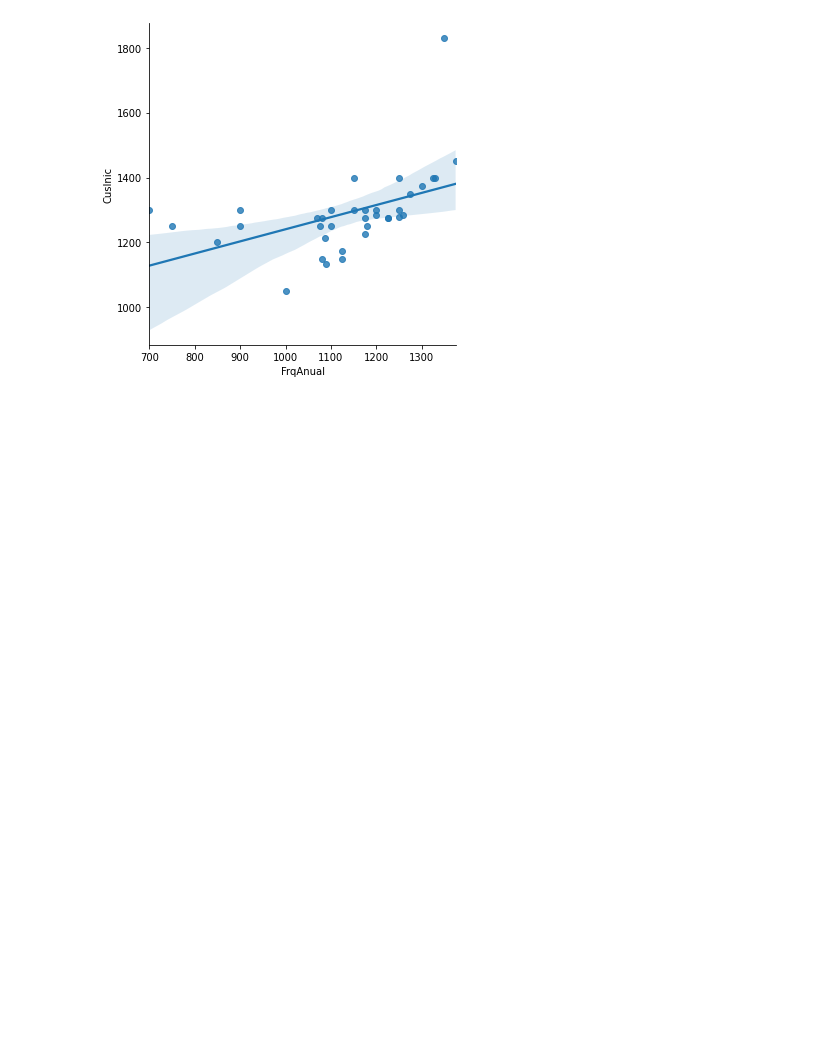
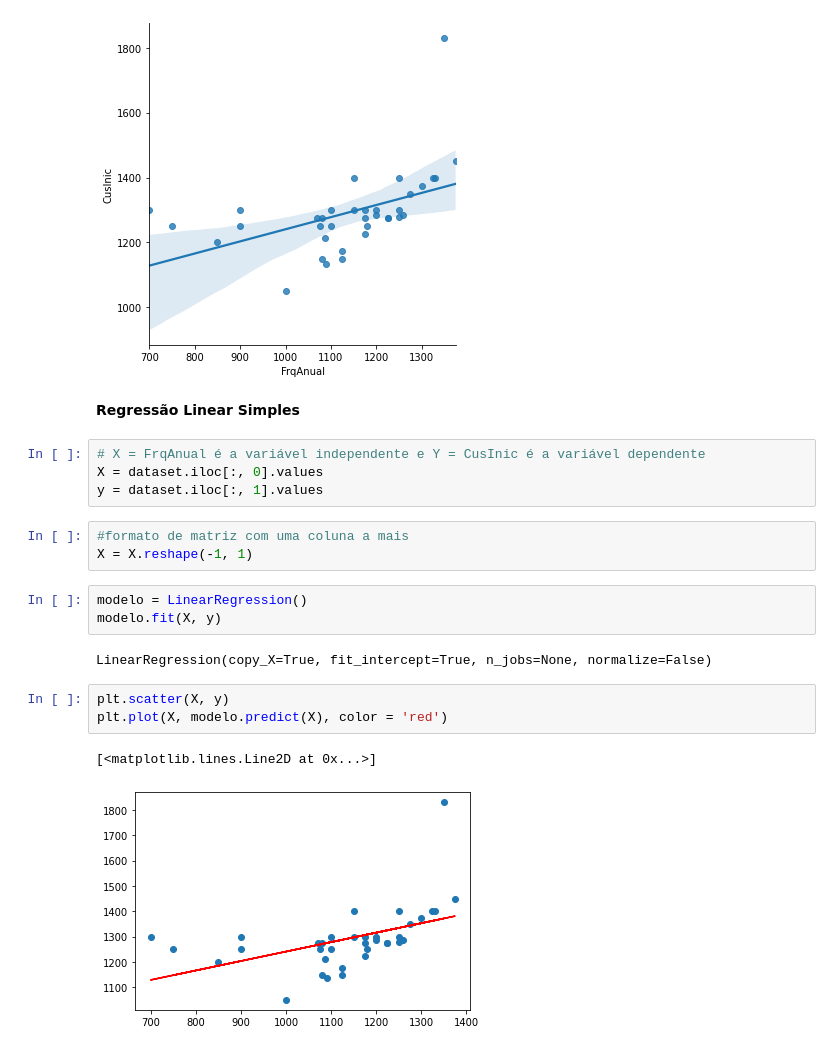
Before and after one commit to hecpinheiro/Ciencia-de-dados, a Jupyter notebook: franquia.ipynb, the cells around one changed output. Saved outputs shown, nothing was run; the diff lists cells and outputs as text; blank space fills up the shorter version.

Commit message:
regressão linear simples

```diff
--- a/franquia.ipynb
+++ b/franquia.ipynb
@@ -53,3 +56,23 @@ sns.lmplot(x='FrqAnual', y='CusInic', data=dataset)
 # %% [output]
 <seaborn.axisgrid.FacetGrid at 0x...>
 [figure]
+# %% [markdown]
+**Regressão Linear Simples**
+# %%
+# X = FrqAnual é a variável independente e Y = CusInic é a variável dependente
+X = dataset.iloc[:, 0].values
+y = dataset.iloc[:, 1].values
+# %%
+#formato de matriz com uma coluna a mais
+X = X.reshape(-1, 1)
+# %%
+modelo = LinearRegression()
+modelo.fit(X, y)
+# %% [output]
+LinearRegression(copy_X=True, fit_intercept=True, n_jobs=None, normalize=False)
+# %%
+plt.scatter(X, y)
+plt.plot(X, modelo.predict(X), color = 'red')
+# %% [output]
+[<matplotlib.lines.Line2D at 0x...>]
+[figure, added]
```
Also changed, not shown: parts of 2 cells of this notebook.
